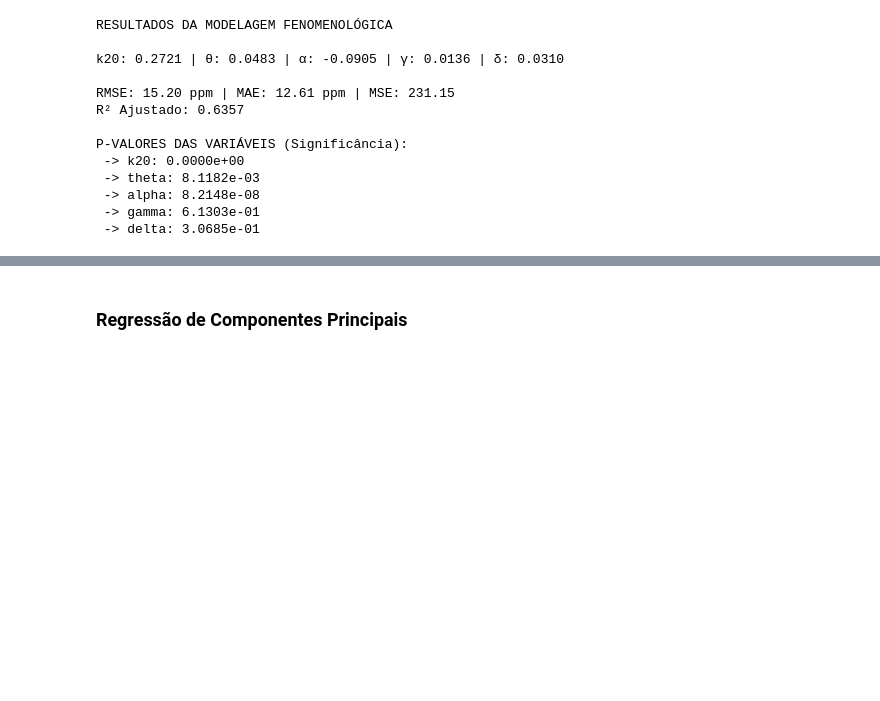
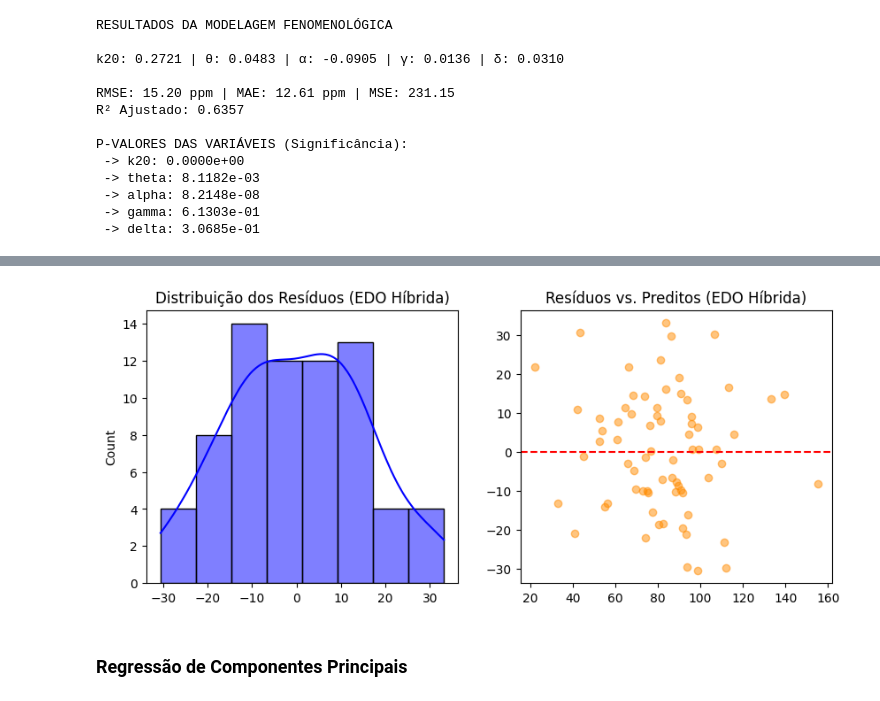
Before and after one commit to Souzalua/Matem-tica-instrumental, a Jupyter notebook: Otimizacao_lagoa.ipynb, the cells around one changed output, grey strips where cells are left out. Saved outputs shown, nothing was run; the diff lists cells and outputs as text; code cells hidden in the pictures; blank space fills up the shorter version.

```diff
--- a/Otimizacao_lagoa.ipynb
+++ b/Otimizacao_lagoa.ipynb
@@ -484,3 +513,22 @@ print("\nResultados salvos com sucesso em 'resultados_edo_hibrida.csv'")
+# %%
+# Cálculo dos resíduos do Modelo Híbrido
+residuos_hibrido = y - y_pred
+
+plt.figure(figsize=(10, 4))
+
+# 1. Histograma
+plt.subplot(1, 2, 1)
+sns.histplot(residuos_hibrido, kde=True, color='blue')
+plt.title('Distribuição dos Resíduos (EDO Híbrida)')
+
+# 2. Homocedasticidade
+plt.subplot(1, 2, 2)
+plt.scatter(y_pred, residuos_hibrido, alpha=0.5, color='darkorange')
+plt.axhline(0, color='red', linestyle='--')
+plt.title('Resíduos vs. Preditos (EDO Híbrida)')
+plt.show()
+# %% [output]
+[figure, added]
 # %% [markdown]
 ### Regressão de Componentes Principais
 # %%
```
Also changed, not shown: parts of 10 cells of this notebook.
